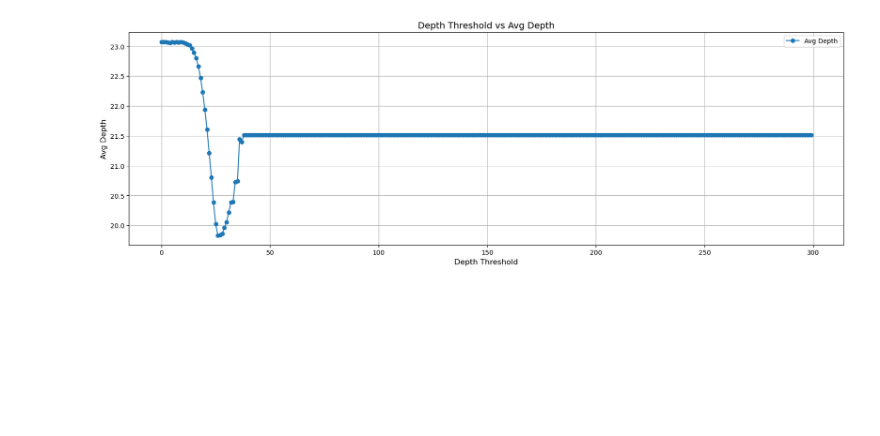
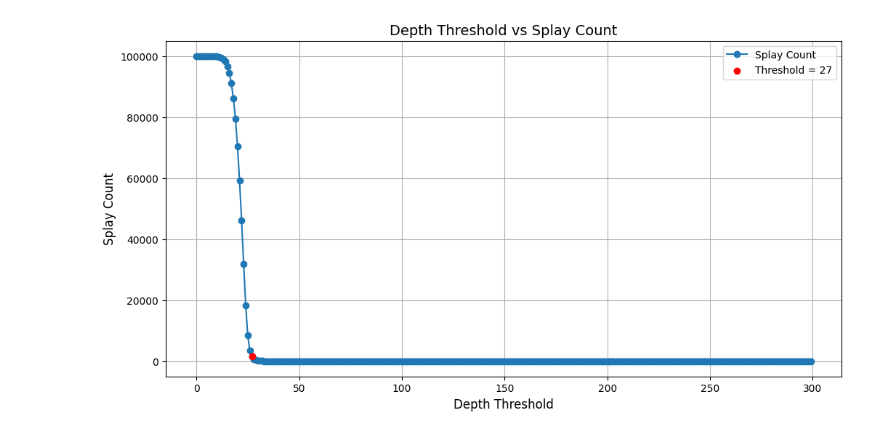
Before and after one commit to phattd15/depth-aware-splay-tree, a Jupyter notebook: output/dast_analysis/note.ipynb, the cells around one changed output. Saved outputs shown, nothing was run; the diff lists cells and outputs as text; code cells hidden in the pictures; blank space fills up the shorter version.

```diff
--- a/output/dast_analysis/note.ipynb
+++ b/output/dast_analysis/note.ipynb
@@ -74,14 +87,19 @@ plt.show()
 # %%
-plt.figure(figsize=(20, 6))
+plt.figure(figsize=(12, 6))
 
-plt.plot(df['depth_threshold'], df['avg_depth'], label='Avg Depth', linestyle='-', marker='o')
-plt.title('Depth Threshold vs Avg Depth', fontsize=14)
+plt.plot(df['depth_threshold'], df['splay_count'], label='Splay Count', linestyle='-', marker='o')
+plt.title('Depth Threshold vs Splay Count', fontsize=14)
 plt.xlabel('Depth Threshold', fontsize=12)
-plt.ylabel('Avg Depth', fontsize=12)
+plt.ylabel('Splay Count', fontsize=12)
 plt.grid(True)
+
+threshold_value = 27
+pp = df[df['depth_threshold'] == threshold_value]['splay_count'].iloc[0]
+plt.scatter(threshold_value, pp, color='red', label=f'Threshold = {threshold_value}', zorder=5)
+
 plt.legend()
 
 plt.show()
 # %% [output]
-[figure, old version]
+[figure, new version]
 # %%
```
Also changed, not shown: parts of 5 cells of this notebook.
